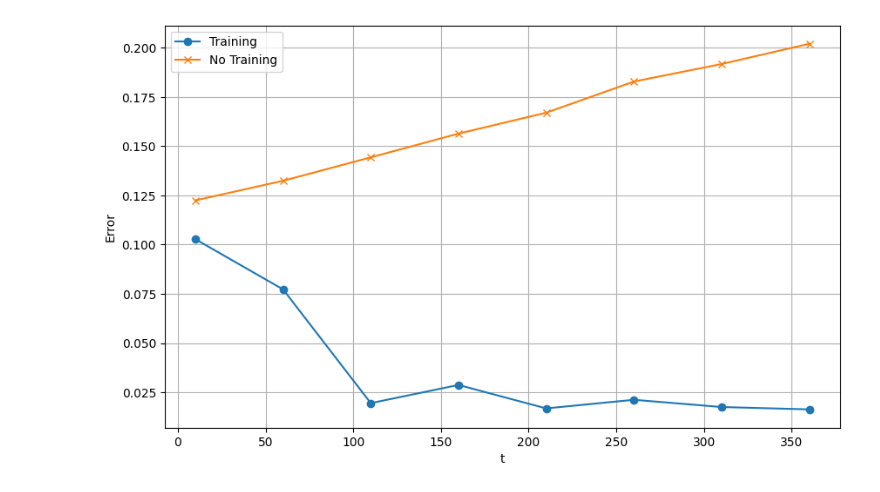
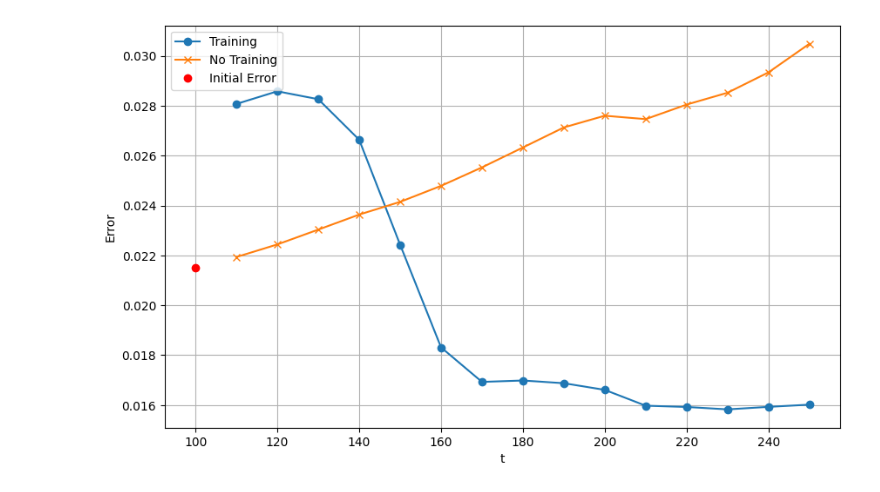
Before and after one commit to Laknath1996/RAG-exps, a Jupyter notebook: notebooks/2-toy.ipynb, the cells around one changed output. Cells and saved outputs as stored; diff of their text form; code cells hidden in the pictures.

```diff
--- a/notebooks/2-toy.ipynb
+++ b/notebooks/2-toy.ipynb
@@ -105,22 +130,27 @@ def run_one_step(t, train=True):
     return error
 # %%
-t_list = np.arange(10, 400+1, 50)
+t_pretrain = 100
+t_list = np.arange(110, 250+1, 10)
 err_1_list = []
 err_2_list = []
+
+pretrained_state_dict, initial_error = pretrain(t_pretrain)
+
 for t in t_list:
-    err = run_one_step(t, train=True)
+    err = run_at_time(t, pretrained_state_dict, train=True)
     err_1_list.append(err)
 
-    err = run_one_step(t, train=False)
+    err = run_at_time(t, pretrained_state_dict, train=False)
     err_2_list.append(err)
 # %%
 plt.figure(figsize=(10, 6))
 plt.plot(t_list, err_1_list, label='Training', marker='o')
 plt.plot(t_list, err_2_list, label='No Training', marker='x')
+plt.plot([t_pretrain], [initial_error], 'ro', label='Initial Error')
 plt.xlabel('t')
 plt.ylabel('Error')
 plt.legend()
 plt.grid(True)
 plt.show()
 # %% [output]
-[figure, old version]
+[figure, new version]
```
Also changed, not shown: parts of 1 cell of this notebook.
